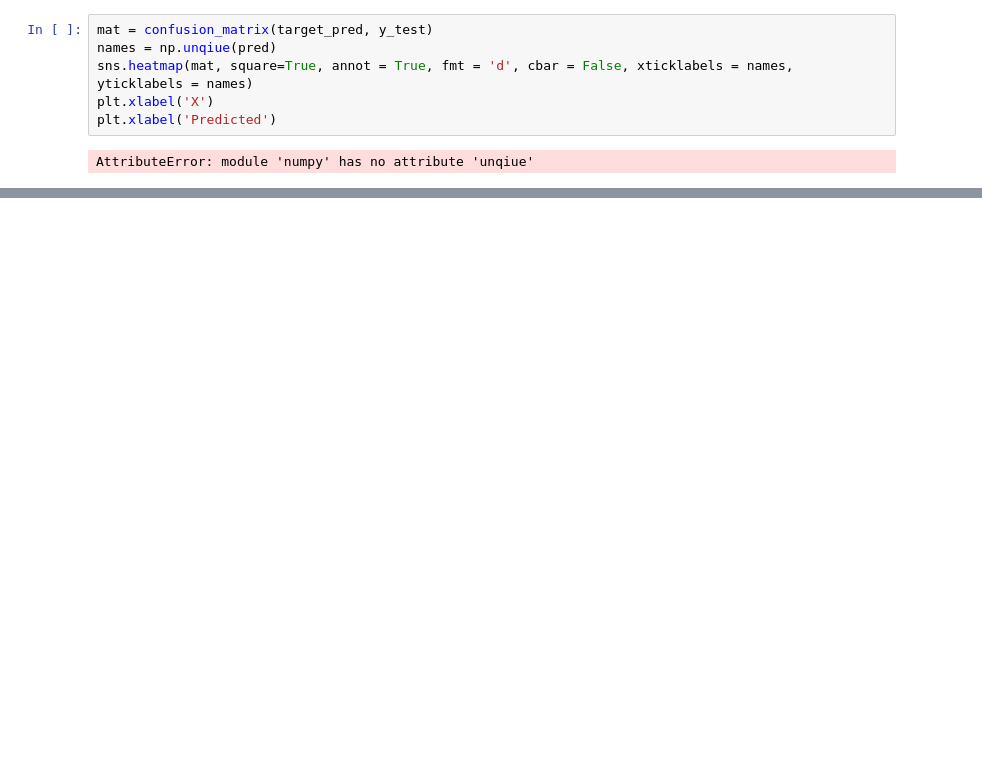
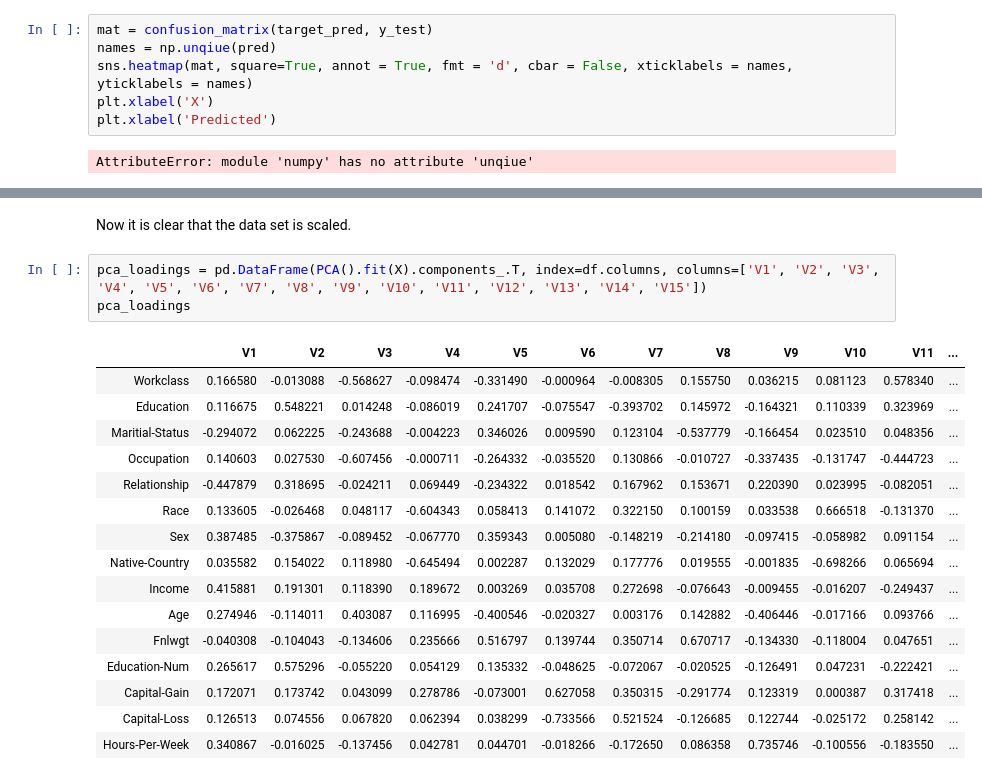
Before and after one commit to Aaronportal465/HowToGetRich, a Jupyter notebook: Project Take 1.ipynb, the cells around one changed output, grey strips where cells are left out. Cells and saved outputs as stored; diff of their text form; blank space fills up the shorter version.

```diff
--- a/Project Take 1.ipynb
+++ b/Project Take 1.ipynb
@@ -326,0 +495,22 @@ AttributeError: module 'numpy' has no attribute 'unqiue'
+# %% [markdown]
+Now it is clear that the data set is scaled.
+# %%
+pca_loadings = pd.DataFrame(PCA().fit(X).components_.T, index=df.columns, columns=['V1', 'V2', 'V3', 'V4', 'V5', 'V6', 'V7', 'V8', 'V9', 'V10', 'V11', 'V12', 'V13', 'V14', 'V15'])
+pca_loadings
+# %% [output]
+|  | V1 | V2 | V3 | V4 | V5 | V6 | V7 | V8 | V9 | V10 | V11 | ... |
+| Workclass | 0.166580 | -0.013088 | -0.568627 | -0.098474 | -0.331490 | -0.000964 | -0.008305 | 0.155750 | 0.036215 | 0.081123 | 0.578340 | ... |
+| Education | 0.116675 | 0.548221 | 0.014248 | -0.086019 | 0.241707 | -0.075547 | -0.393702 | 0.145972 | -0.164321 | 0.110339 | 0.323969 | ... |
+| Maritial-Status | -0.294072 | 0.062225 | -0.243688 | -0.004223 | 0.346026 | 0.009590 | 0.123104 | -0.537779 | -0.166454 | 0.023510 | 0.048356 | ... |
+| Occupation | 0.140603 | 0.027530 | -0.607456 | -0.000711 | -0.264332 | -0.035520 | 0.130866 | -0.010727 | -0.337435 | -0.131747 | -0.444723 | ... |
+| Relationship | -0.447879 | 0.318695 | -0.024211 | 0.069449 | -0.234322 | 0.018542 | 0.167962 | 0.153671 | 0.220390 | 0.023995 | -0.082051 | ... |
+| Race | 0.133605 | -0.026468 | 0.048117 | -0.604343 | 0.058413 | 0.141072 | 0.322150 | 0.100159 | 0.033538 | 0.666518 | -0.131370 | ... |
+| Sex | 0.387485 | -0.375867 | -0.089452 | -0.067770 | 0.359343 | 0.005080 | -0.148219 | -0.214180 | -0.097415 | -0.058982 | 0.091154 | ... |
+| Native-Country | 0.035582 | 0.154022 | 0.118980 | -0.645494 | 0.002287 | 0.132029 | 0.177776 | 0.019555 | -0.001835 | -0.698266 | 0.065694 | ... |
+| Income | 0.415881 | 0.191301 | 0.118390 | 0.189672 | 0.003269 | 0.035708 | 0.272698 | -0.076643 | -0.009455 | -0.016207 | -0.249437 | ... |
+| Age | 0.274946 | -0.114011 | 0.403087 | 0.116995 | -0.400546 | -0.020327 | 0.003176 | 0.142882 | -0.406446 | -0.017166 | 0.093766 | ... |
+| Fnlwgt | -0.040308 | -0.104043 | -0.134606 | 0.235666 | 0.516797 | 0.139744 | 0.350714 | 0.670717 | -0.134330 | -0.118004 | 0.047651 | ... |
+| Education-Num | 0.265617 | 0.575296 | -0.055220 | 0.054129 | 0.135332 | -0.048625 | -0.072067 | -0.020525 | -0.126491 | 0.047231 | -0.222421 | ... |
+| Capital-Gain | 0.172071 | 0.173742 | 0.043099 | 0.278786 | -0.073001 | 0.627058 | 0.350315 | -0.291774 | 0.123319 | 0.000387 | 0.317418 | ... |
+| Capital-Loss | 0.126513 | 0.074556 | 0.067820 | 0.062394 | 0.038299 | -0.733566 | 0.521524 | -0.126685 | 0.122744 | -0.025172 | 0.258142 | ... |
+| Hours-Per-Week | 0.340867 | -0.016025 | -0.137456 | 0.042781 | 0.044701 | -0.018266 | -0.172650 | 0.086358 | 0.735746 | -0.100556 | -0.183550 | ... |
```
Also changed, not shown: parts of 20 cells of this notebook.
